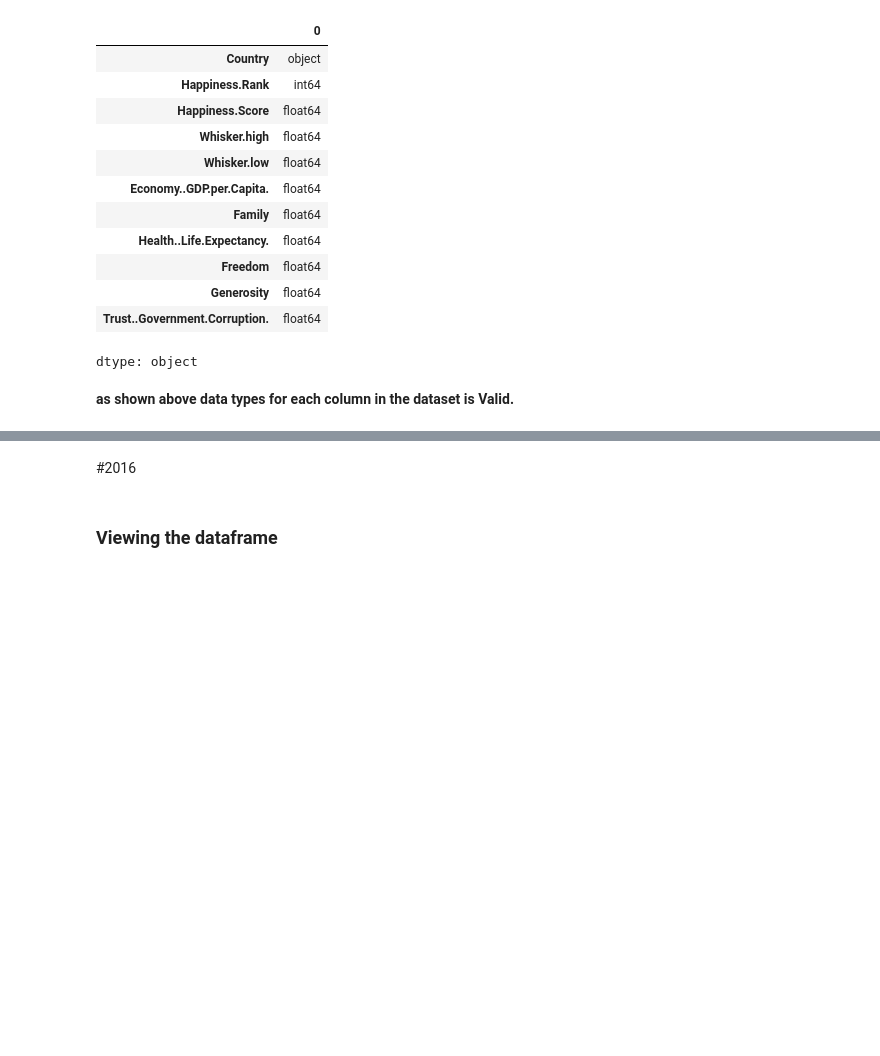
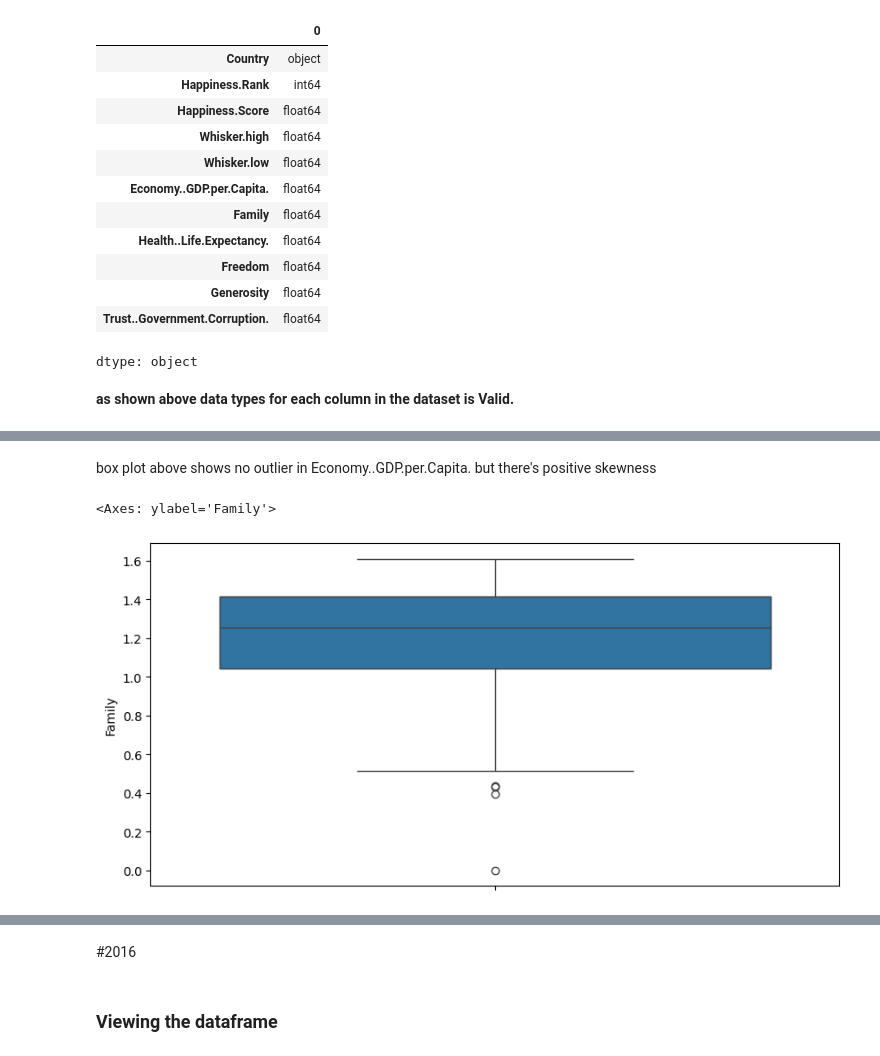
Before and after one commit to ManalHanif/Usecase-2, a Jupyter notebook: case2_lab.ipynb, the cells around one changed output, grey strips where cells are left out. Saved outputs shown, nothing was run; the diff lists cells and outputs as text; code cells hidden in the pictures; blank space fills up the shorter version.

```diff
--- a/case2_lab.ipynb
+++ b/case2_lab.ipynb
@@ -228,0 +250,13 @@ dtype: object
+# %% [markdown]
+box plot above shows no outlier in Economy..GDP.per.Capita. but there's positive skewness
+# %%
+plt.figure(figsize=(10,5))
+
+sns.boxplot(
+    df2017,
+    y="Family",
+    #hue="Category"
+)
+# %% [output]
+<Axes: ylabel='Family'>
+[figure, added]
```
Also changed, not shown: parts of 67 cells of this notebook.
